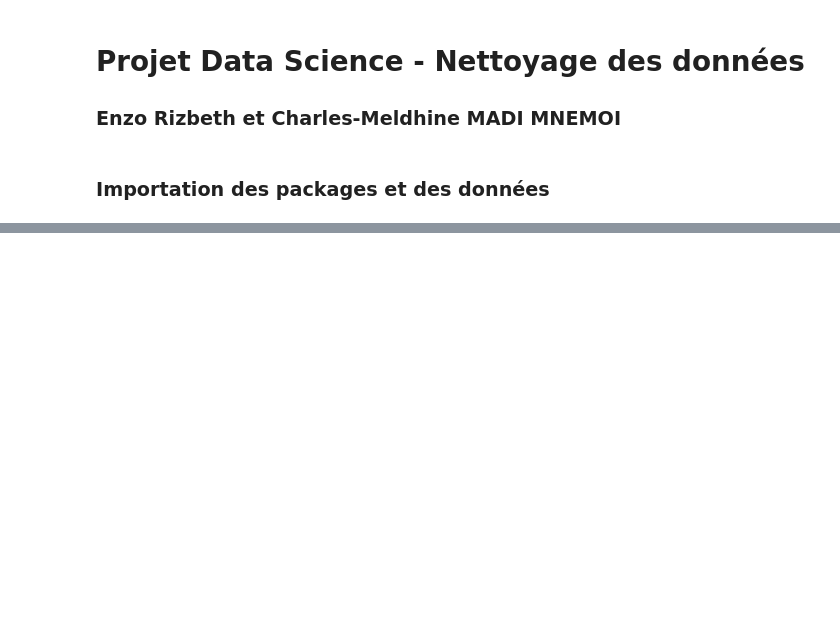
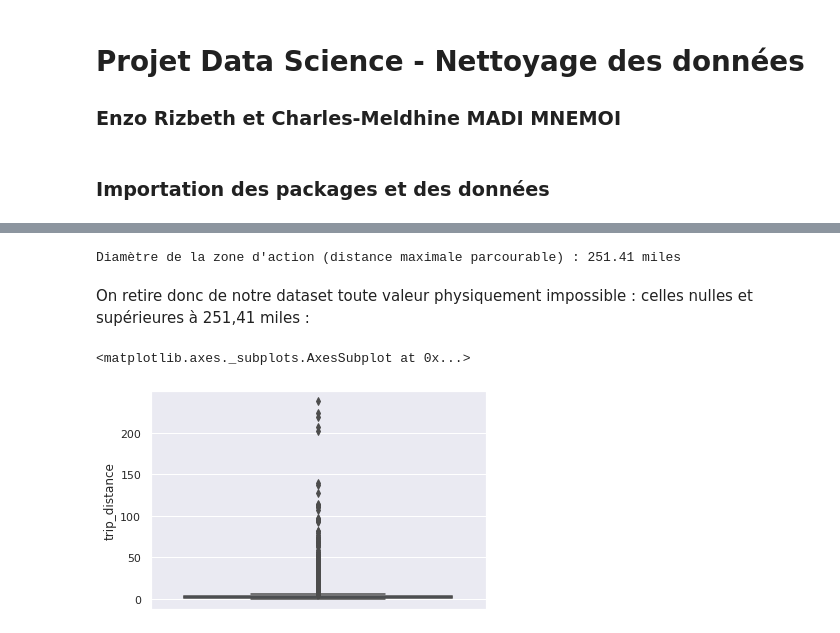
Before and after one commit to cmnemoi/NYCTaxiFareLPSID, a Jupyter notebook: src/data_cleaning.ipynb, the cells around one changed output, grey strips where cells are left out. Saved outputs shown, nothing was run; the diff lists cells and outputs as text; code cells hidden in the pictures; blank space fills up the shorter version.

```diff
--- a/src/data_cleaning.ipynb
+++ b/src/data_cleaning.ipynb
@@ -92,0 +216,17 @@ Name: trip_distance, dtype: float64
+# %%
+area = 22608+14371+141.297+1214.4 #somme des superficies des états de la zone d'action de TLC en km²
+diameter_in_km = math.sqrt(2*area/math.pi)
+diameter_in_miles = diameter_in_km * 1.60934 #on convertit en miles
+print(f"Diamètre de la zone d'action (distance maximale parcourable) : {diameter_in_miles:.2f} miles")
+# %% [output]
+Diamètre de la zone d'action (distance maximale parcourable) : 251.41 miles
+# %% [markdown]
+On retire donc de notre dataset toute valeur physiquement impossible : celles nulles et supérieures à 251,41 miles :
+# %%
+data = data[data["trip_distance"] > 0]
+data = data[data["trip_distance"] < diameter_in_miles]
+# %%
+sns.boxplot(y=data["trip_distance"])
+# %% [output]
+<matplotlib.axes._subplots.AxesSubplot at 0x...>
+[figure, added]
```
Also changed, not shown: parts of 48 cells of this notebook, 1 other file.
